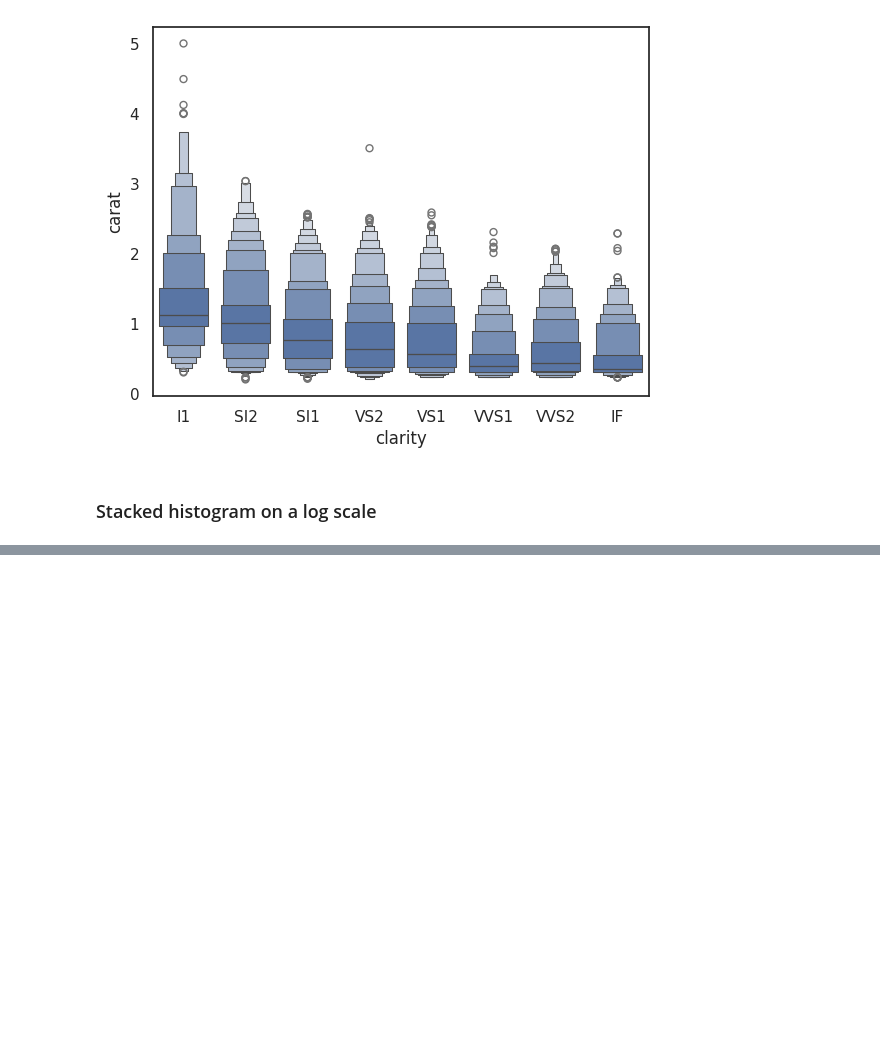
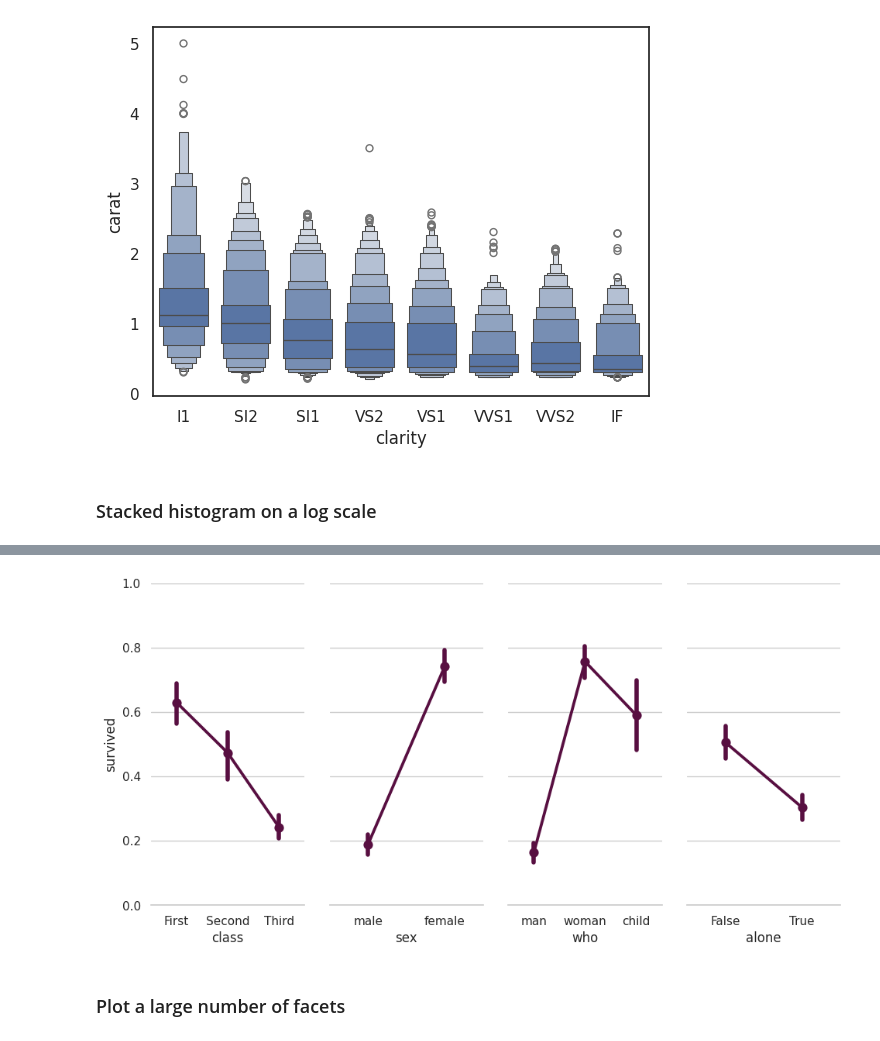
Before and after one commit to MAyub114/seaborn_interactive, a Jupyter notebook: interactive_plots.ipynb, the cells around one changed output, grey strips where cells are left out. Saved outputs shown, nothing was run; the diff lists cells and outputs as text; code cells hidden in the pictures; blank space fills up the shorter version.

```diff
--- a/interactive_plots.ipynb
+++ b/interactive_plots.ipynb
@@ -357,0 +381,4 @@ The `scale` parameter has been renamed to `width_method` and will be removed in
+# %%
+# Load data
+titanic = sns.load_dataset("titanic")
+titanic.head()
@@ -357,0 +392,20 @@ The `scale` parameter has been renamed to `width_method` and will be removed in
+# %%
+# Set up a grid that plots survival probability against multiple variables
+sns.set_theme(style="whitegrid")
+g = sns.PairGrid(data=titanic,
+                 x_vars=["class", "sex", "who", "alone"],
+                 y_vars="survived",
+                 height=5,
+                 aspect=0.5)
+
+# Add a pointplot
+g.map(sns.pointplot,
+      err_kws={'linewidth': 4},
+      color="xkcd:plum")
+g.set(ylim=(0, 1))
+sns.despine(fig=g.fig, left=True)
+plt.show()
+# %% [output]
+[figure, added]
+# %% [markdown]
+### Plot a large number of facets
```
Also changed, not shown: parts of 17 cells of this notebook.
